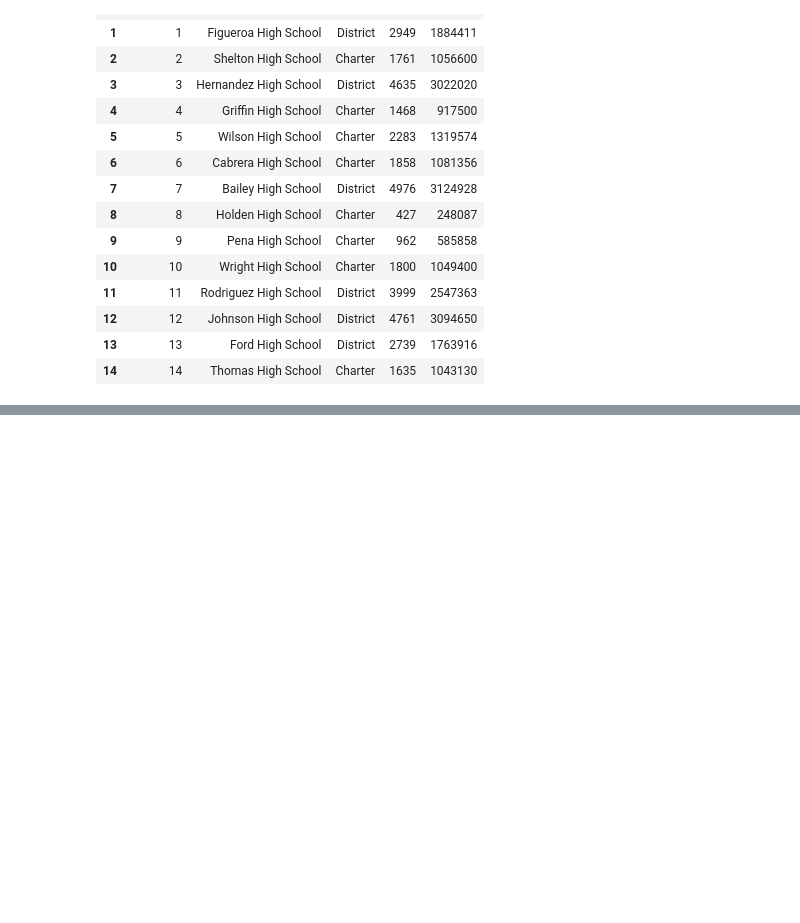
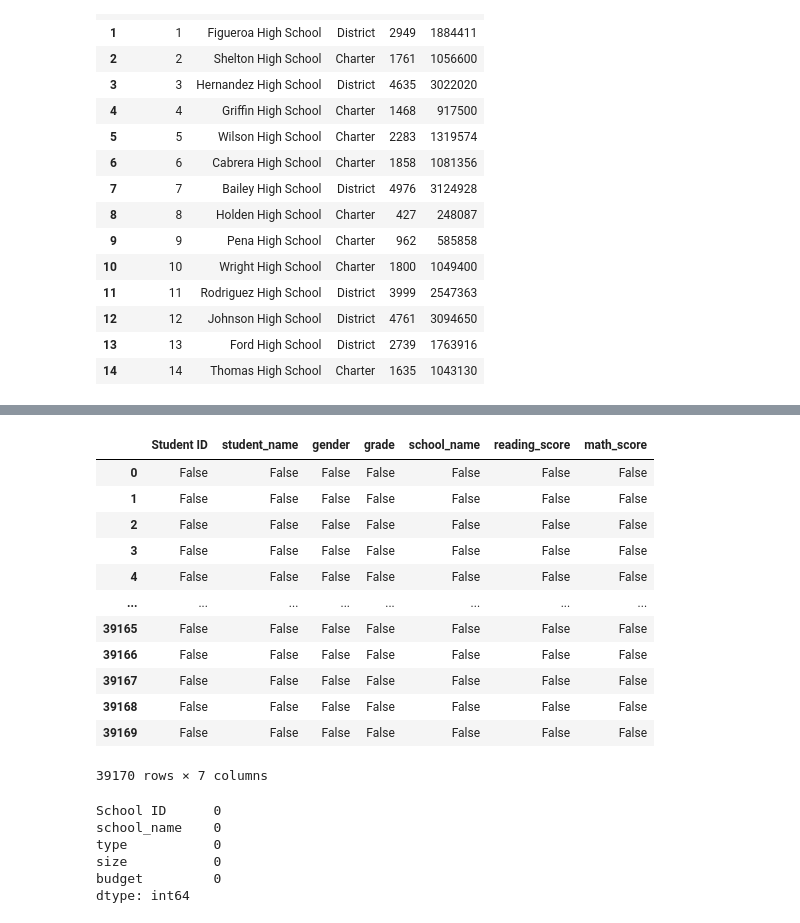
Before and after one commit to piathoi/School_District_Analysis, a Jupyter notebook: PyCitySchools.ipynb, the cells around one changed output, grey strips where cells are left out. Drawn from its saved outputs; the diff is of its cells as text; code cells hidden in the pictures; blank space fills up the shorter version.

```diff
--- a/PyCitySchools.ipynb
+++ b/PyCitySchools.ipynb
@@ -28,0 +91,29 @@ school_data_df
+# %%
+#determind if there are any missing values in the student data
+#isnull(): if cells are empty => return TRUE
+#isnull(): if cells are not empty => return FALSE
+student_data_df.isnull()
+# %% [output]
+|  | Student ID | student_name | gender | grade | school_name | reading_score | math_score |
+| 0 | False | False | False | False | False | False | False |
+| 1 | False | False | False | False | False | False | False |
+| 2 | False | False | False | False | False | False | False |
+| 3 | False | False | False | False | False | False | False |
+| 4 | False | False | False | False | False | False | False |
+| ... | ... | ... | ... | ... | ... | ... | ... |
+| 39165 | False | False | False | False | False | False | False |
+| 39166 | False | False | False | False | False | False | False |
+| 39167 | False | False | False | False | False | False | False |
+| 39168 | False | False | False | False | False | False | False |
+| 39169 | False | False | False | False | False | False | False |
+39170 rows × 7 columns
+# %%
+#get the total number of emtry "TRUE" rows, use sum() for school data
+school_data_df.isnull().sum()
+# %% [output]
+School ID      0
+school_name    0
+type           0
+size           0
+budget         0
+dtype: int64
```
Also changed, not shown: parts of 13 cells of this notebook.
